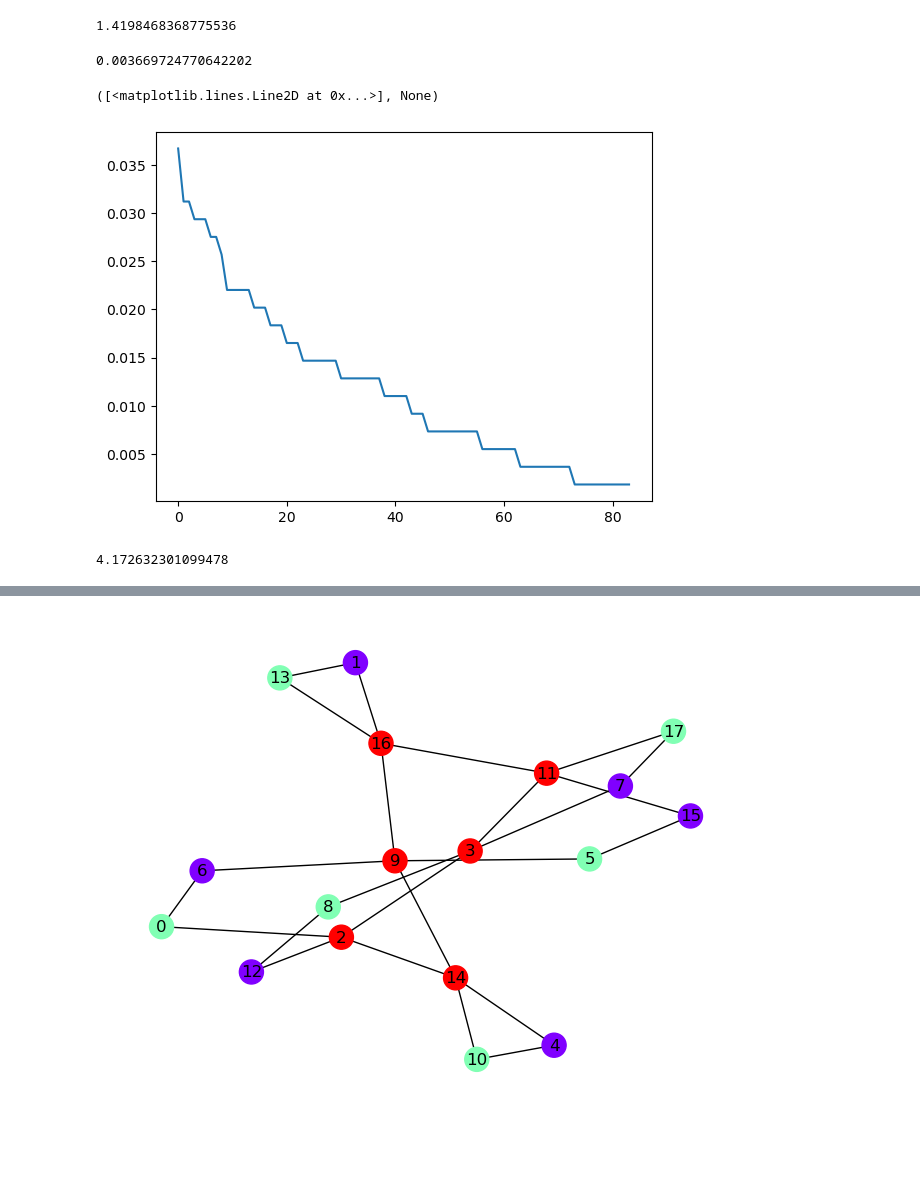
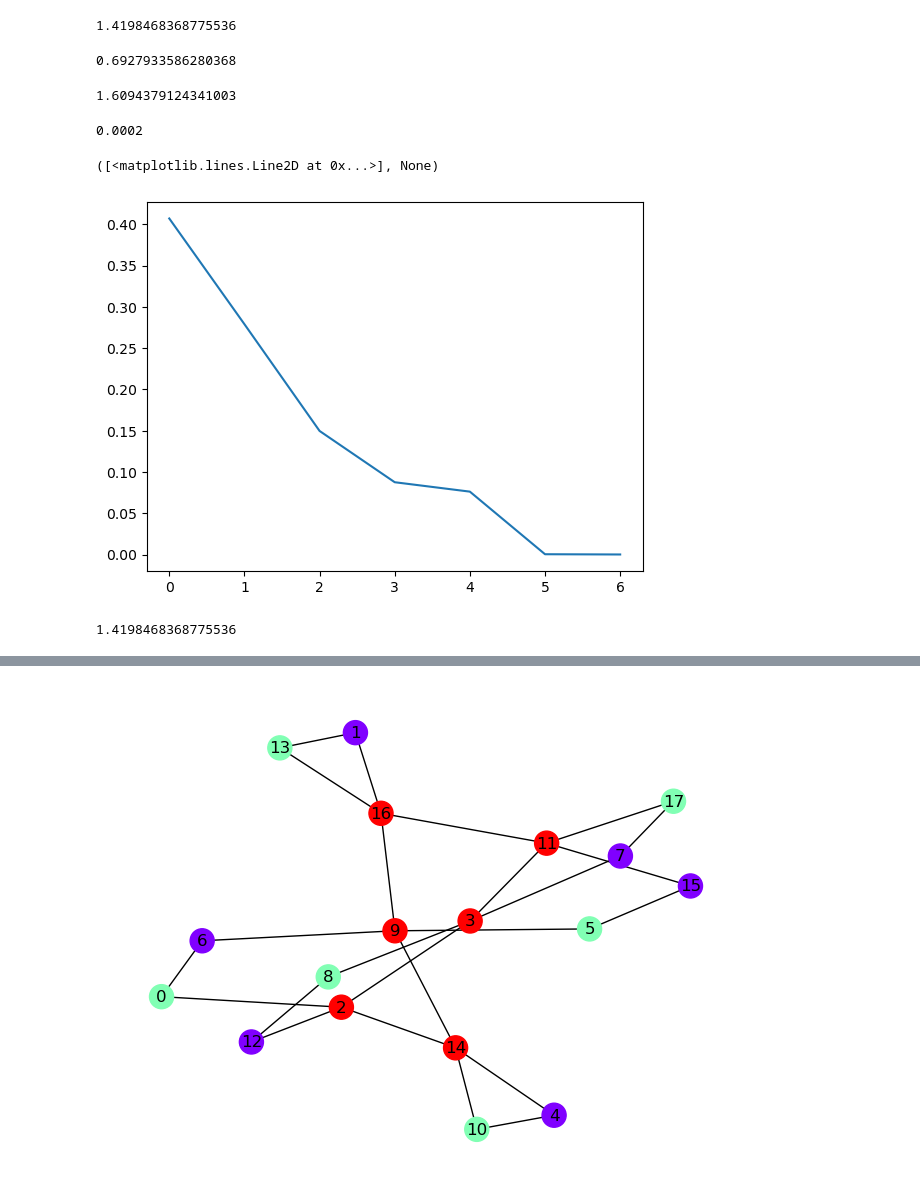
Before and after one commit to coryglover/NetDesign, a Jupyter notebook: notebooks/network_model_design.ipynb, the cells around one changed output, grey strips where cells are left out. Cells and saved outputs as stored; diff of their text form; code cells hidden in the pictures; blank space fills up the shorter version.

```diff
--- a/notebooks/network_model_design.ipynb
+++ b/notebooks/network_model_design.ipynb
@@ -92,17 +109,25 @@ small_p, small_samples,small_idx = at.prob_dist(small_X,small_O,small_O.sum(axis
 at.entropy(small_p_cyc)
 # %% [output]
 1.4198468368775536
+# %%
+at.entropy(small_p)
+# %% [output]
+0.6927933586280368
+# %%
+np.log(5)
+# %% [output]
+1.6094379124341003
 # %%
 small_X = np.array([[1],[1],[1],[1],[1],[1]])
 small_O = np.array([[2]])
 small_p_cyc, small_samples_cyc,small_idx_cyc = at.prob_dist(small_X,small_O,small_O.sum(axis=1),multiedge=False,max_iters=10000,verbose=True)
 # %%
-plt.plot(p[idx]), print(p[56])
+plt.plot(small_p_cyc[small_idx_cyc]), print(p[56])
 # %% [output]
-0.003669724770642202
+0.0002
 ([<matplotlib.lines.Line2D at 0x...>], None)
-[figure, old version]
+[figure, new version]
 # %%
-at.entropy(p)
+at.entropy(small_p_cyc)
 # %% [output]
-4.172632301099478
+1.4198468368775536
```
Also changed, not shown: parts of 15 cells of this notebook, 3 other files.
